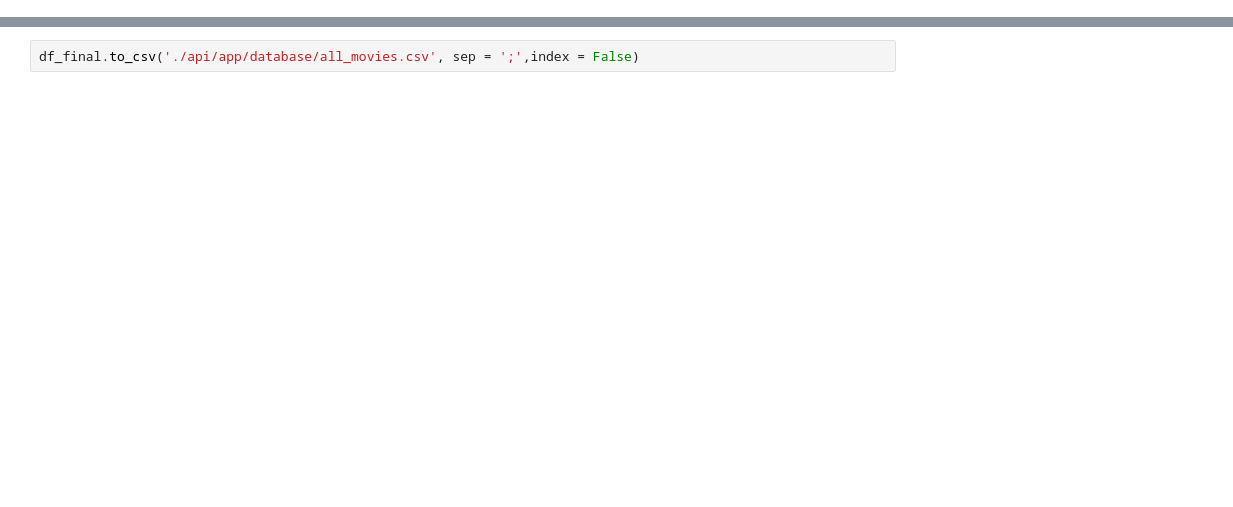
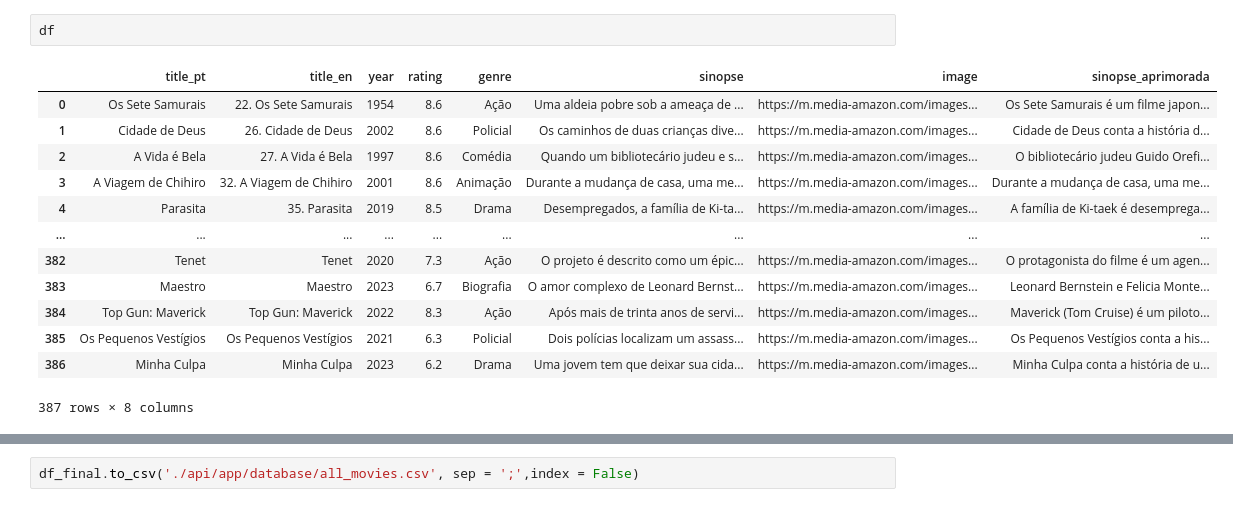
Before and after one commit to KndHvH/movie-recommendator, a Jupyter notebook: gpt_description.ipynb, the cells around one changed output, grey strips where cells are left out. Cells and saved outputs as stored; diff of their text form; blank space fills up the shorter version.

```diff
--- a/gpt_description.ipynb
+++ b/gpt_description.ipynb
@@ -84,0 +153,16 @@ Minha Culpa conta a história de uma jovem mulher que é forçada a deixar sua c
+# %%
+df
+# %% [output]
+|  | title_pt | title_en | year | rating | genre | sinopse | image | sinopse_aprimorada |
+| 0 | Os Sete Samurais | 22. Os Sete Samurais | 1954 | 8.6 | Ação | Uma aldeia pobre sob a ameaça de ... | https://m.media-amazon.com/images... | Os Sete Samurais é um filme japon... |
+| 1 | Cidade de Deus | 26. Cidade de Deus | 2002 | 8.6 | Policial | Os caminhos de duas crianças dive... | https://m.media-amazon.com/images... | Cidade de Deus conta a história d... |
+| 2 | A Vida é Bela | 27. A Vida é Bela | 1997 | 8.6 | Comédia | Quando um bibliotecário judeu e s... | https://m.media-amazon.com/images... | O bibliotecário judeu Guido Orefi... |
+| 3 | A Viagem de Chihiro | 32. A Viagem de Chihiro | 2001 | 8.6 | Animação | Durante a mudança de casa, uma me... | https://m.media-amazon.com/images... | Durante a mudança de casa, uma me... |
+| 4 | Parasita | 35. Parasita | 2019 | 8.5 | Drama | Desempregados, a família de Ki-ta... | https://m.media-amazon.com/images... | A família de Ki-taek é desemprega... |
+| ... | ... | ... | ... | ... | ... | ... | ... | ... |
+| 382 | Tenet | Tenet | 2020 | 7.3 | Ação | O projeto é descrito como um épic... | https://m.media-amazon.com/images... | O protagonista do filme é um agen... |
+| 383 | Maestro | Maestro | 2023 | 6.7 | Biografia | O amor complexo de Leonard Bernst... | https://m.media-amazon.com/images... | Leonard Bernstein e Felicia Monte... |
+| 384 | Top Gun: Maverick | Top Gun: Maverick | 2022 | 8.3 | Ação | Após mais de trinta anos de servi... | https://m.media-amazon.com/images... | Maverick (Tom Cruise) é um piloto... |
+| 385 | Os Pequenos Vestígios | Os Pequenos Vestígios | 2021 | 6.3 | Policial | Dois polícias localizam um assass... | https://m.media-amazon.com/images... | Os Pequenos Vestígios conta a his... |
+| 386 | Minha Culpa | Minha Culpa | 2023 | 6.2 | Drama | Uma jovem tem que deixar sua cida... | https://m.media-amazon.com/images... | Minha Culpa conta a história de u... |
+387 rows × 8 columns
```
Also changed, not shown: parts of 27 cells of this notebook, 1 other file.
